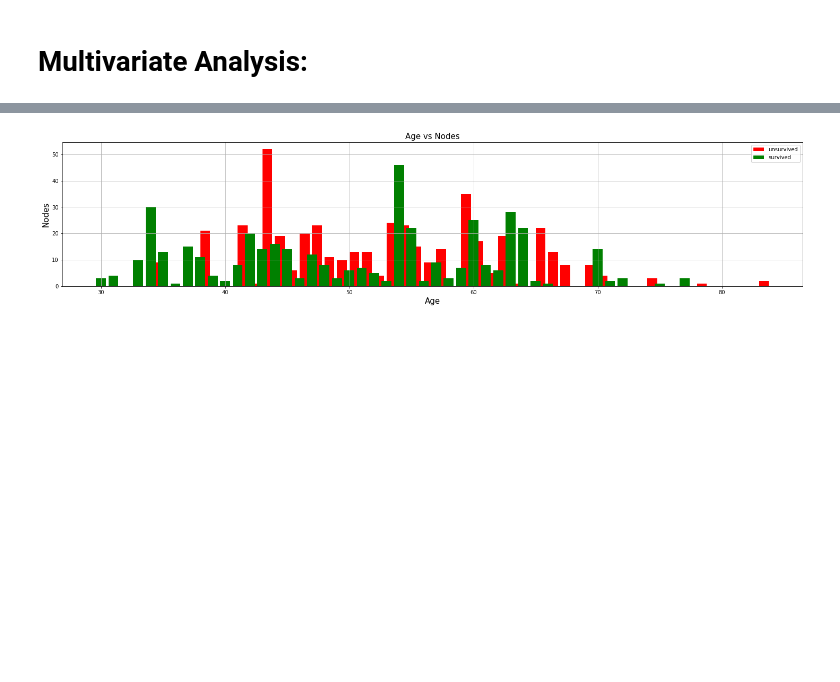
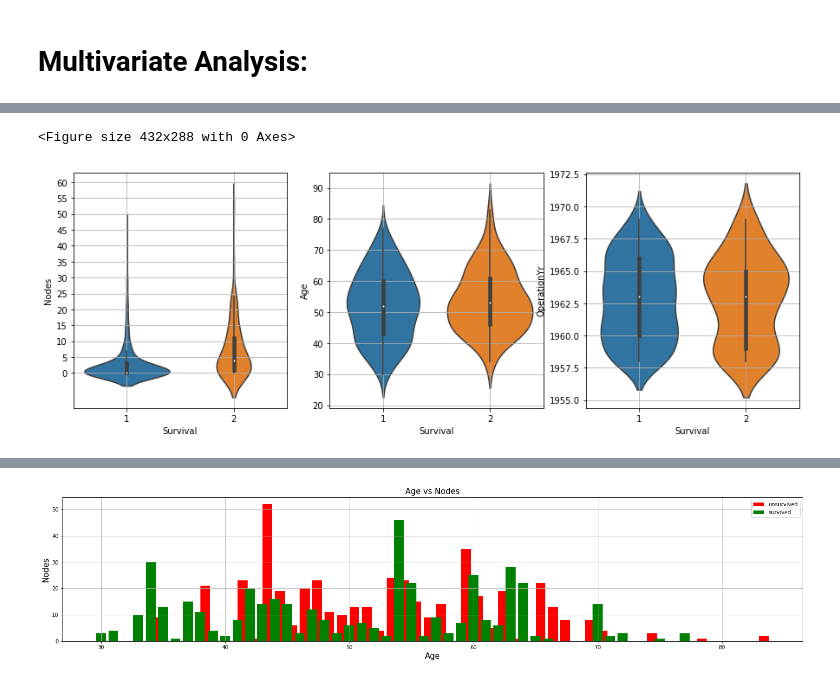
Before and after one commit to Kailash7dev/Cancer-Analysis-on-Haberman-s-Datasets, a Jupyter notebook: Haberman's Cancer Analysis Model.ipynb, the cells around one changed output, grey strips where cells are left out. Saved outputs shown, nothing was run; the diff lists cells and outputs as text; code cells hidden in the pictures; blank space fills up the shorter version.

```diff
--- a/Haberman's Cancer Analysis Model.ipynb
+++ b/Haberman's Cancer Analysis Model.ipynb
@@ -363,0 +377,18 @@ plt.grid()
+# %%
+#box plot
+plt.figure(1)
+plt.figure(figsize=(15,5))
+plt.subplot(131)
+sns.violinplot(x='Survival',y='Nodes',data=Cancer)
+plt.yticks(list(range(0,65,5)))
+plt.grid()
+plt.subplot(132)
+sns.violinplot(x='Survival',y='Age',data=Cancer)
+plt.grid()
+plt.subplot(133)
+sns.violinplot(x='Survival',y='OperationYr',data=Cancer)
+plt.grid()
+plt.show()
+# %% [output]
+<Figure size 432x288 with 0 Axes>
+[figure, added]
```
Also changed, not shown: parts of 20 cells of this notebook.
